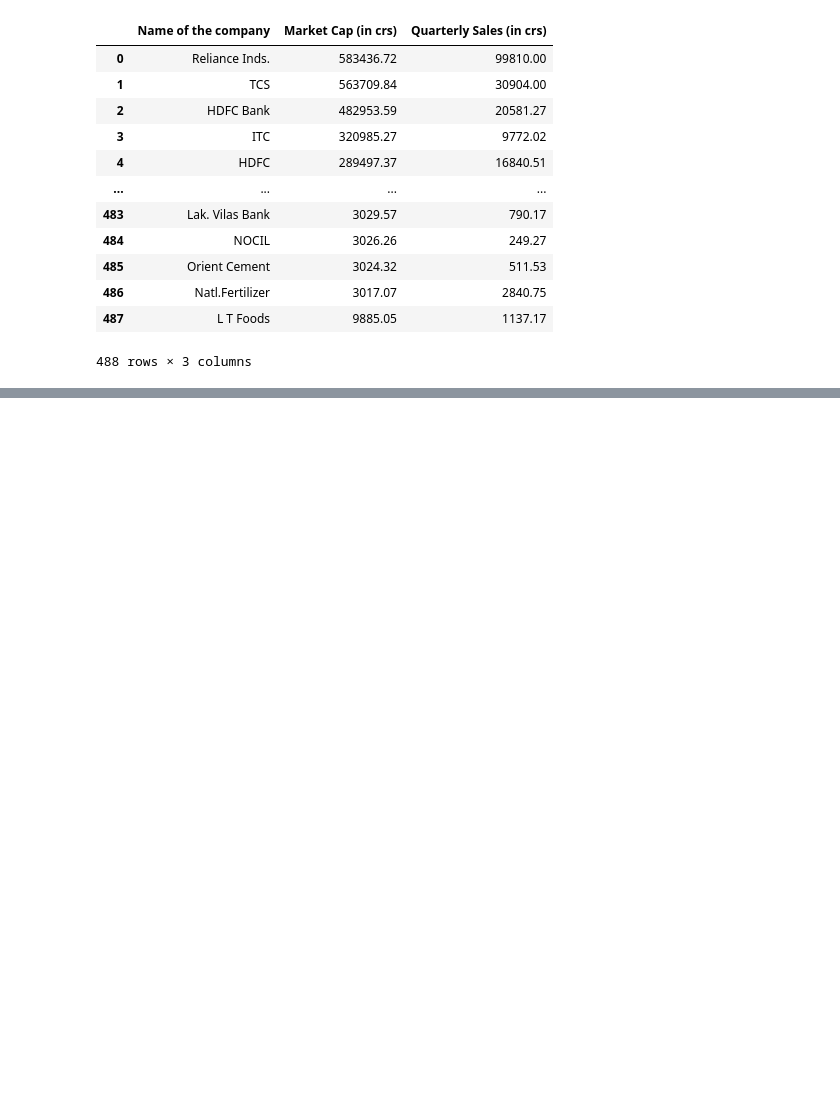
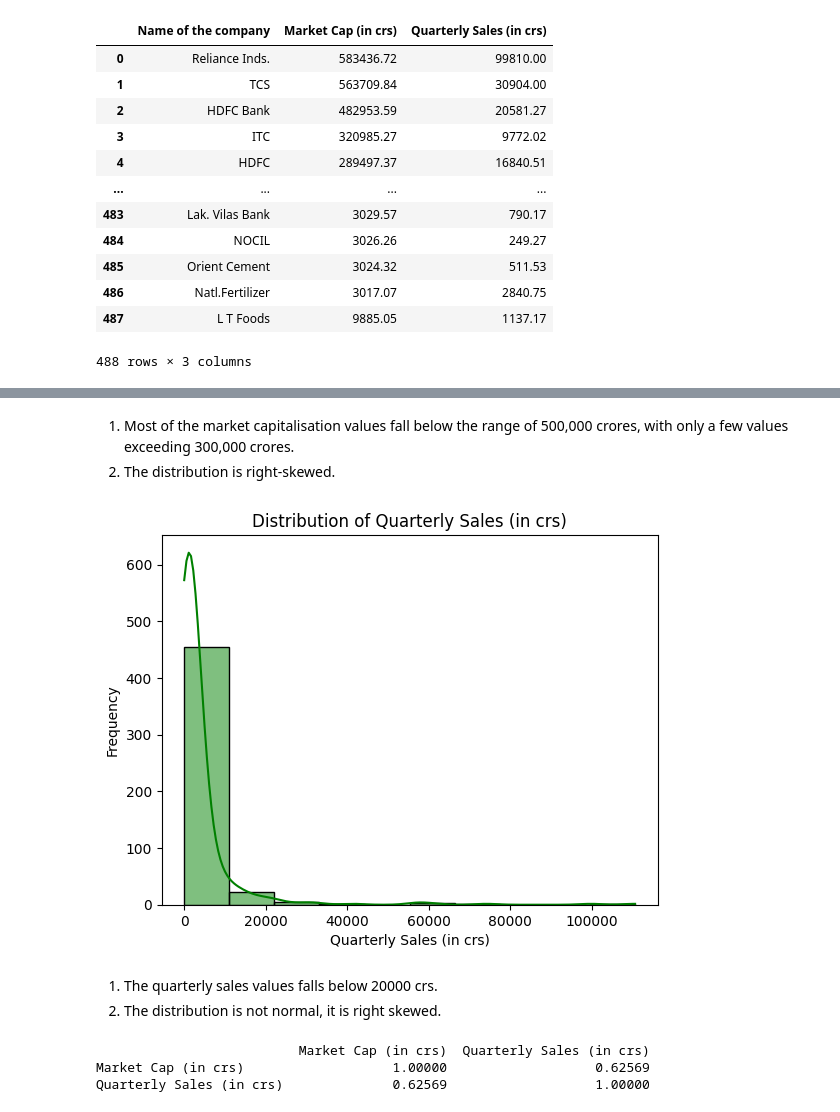
Before and after one commit to 18celsiya/Financial-analysis, a Jupyter notebook: Financial_Analytics.ipynb, the cells around one changed output, grey strips where cells are left out. Saved outputs shown, nothing was run; the diff lists cells and outputs as text; code cells hidden in the pictures; blank space fills up the shorter version.

```diff
--- a/Financial_Analytics.ipynb
+++ b/Financial_Analytics.ipynb
@@ -331,0 +329,29 @@ df
+# %% [markdown]
+
+1. Most of the market capitalisation values fall below the range of 500,000 crores, with only a few values exceeding 300,000 crores.
+2. The distribution is right-skewed.
+# %%
+# Plotting a histogram
+sns.histplot(df['Quarterly Sales (in crs)'], bins=10, color = 'green', kde=True)
+
+# Adding labels and title
+plt.xlabel('Quarterly Sales (in crs)')
+plt.ylabel('Frequency')
+plt.title('Distribution of Quarterly Sales (in crs)')
+
+# Display the plot
+plt.show()
+# %% [output]
+[figure, added]
+# %% [markdown]
+1. The quarterly sales values falls below 20000 crs.
+2. The distribution is not normal, it is right skewed.
+# %%
+#Correlation
+correlation_matrix = df[['Market Cap (in crs)', 'Quarterly Sales (in crs)']].corr()
+
+print(correlation_matrix)
+# %% [output]
+                          Market Cap (in crs)  Quarterly Sales (in crs)
+Market Cap (in crs)                   1.00000                   0.62569
+Quarterly Sales (in crs)              0.62569                   1.00000
```
Also changed, not shown: parts of 13 cells of this notebook.
